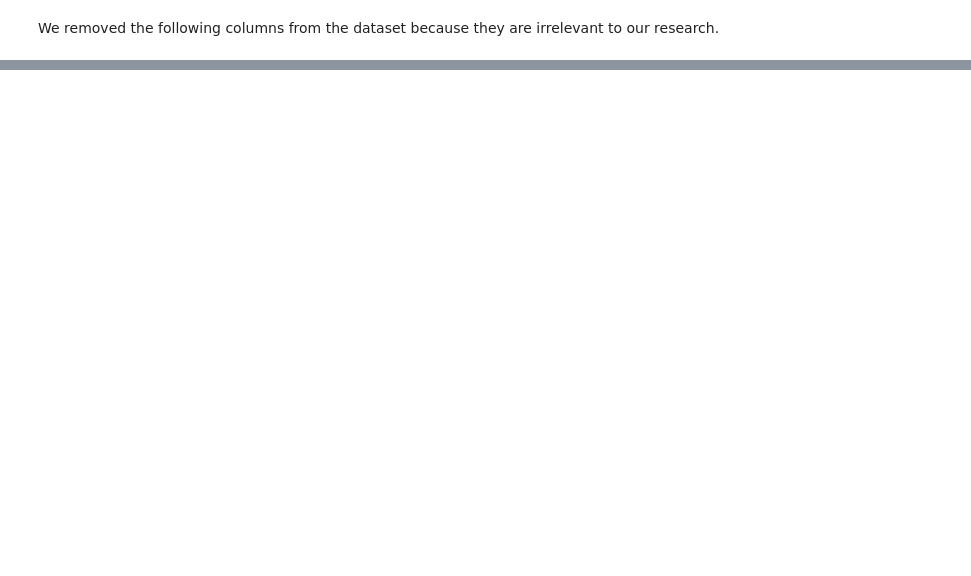
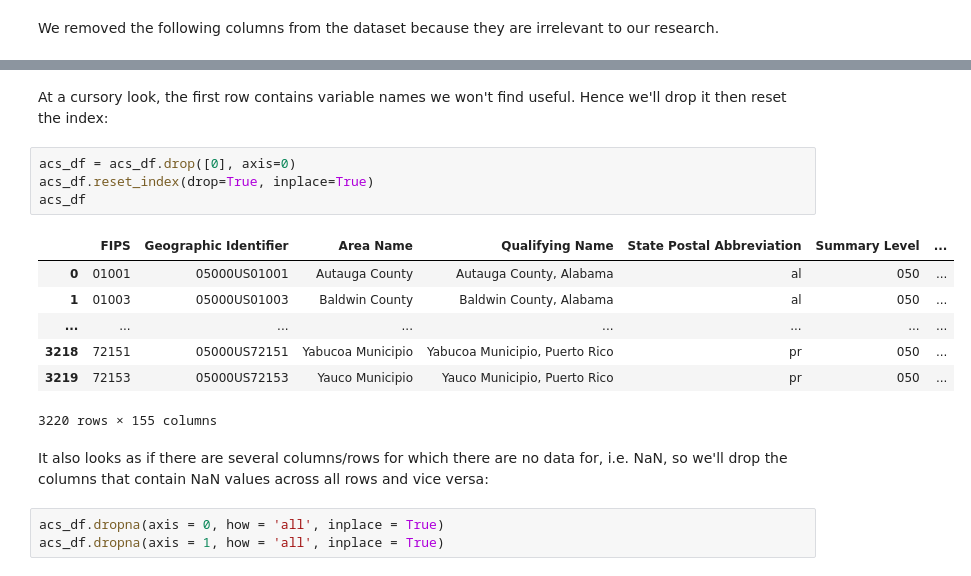
Before and after one commit to jeinuh/superfund-project, a Jupyter notebook: DataCheckpoint_group011.ipynb, the cells around one changed output, grey strips where cells are left out. Saved outputs shown, nothing was run; the diff lists cells and outputs as text; blank space fills up the shorter version.

```diff
--- a/DataCheckpoint_group011.ipynb
+++ b/DataCheckpoint_group011.ipynb
@@ -100,0 +134,19 @@ npl_df
+# %% [markdown]
+At a cursory look, the first row contains variable names we won't find useful. Hence we'll drop it then reset the index:
+# %%
+acs_df = acs_df.drop([0], axis=0)
+acs_df.reset_index(drop=True, inplace=True)
+acs_df
+# %% [output]
+|  | FIPS | Geographic Identifier | Area Name | Qualifying Name | State Postal Abbreviation | Summary Level | ... |
+| 0 | 01001 | 05000US01001 | Autauga County | Autauga County, Alabama | al | 050 | ... |
+| 1 | 01003 | 05000US01003 | Baldwin County | Baldwin County, Alabama | al | 050 | ... |
+| ... | ... | ... | ... | ... | ... | ... | ... |
+| 3218 | 72151 | 05000US72151 | Yabucoa Municipio | Yabucoa Municipio, Puerto Rico | pr | 050 | ... |
+| 3219 | 72153 | 05000US72153 | Yauco Municipio | Yauco Municipio, Puerto Rico | pr | 050 | ... |
+3220 rows × 155 columns
+# %% [markdown]
+It also looks as if there are several columns/rows for which there are no data for, i.e. NaN, so we'll drop the columns that contain NaN values across all rows and vice versa:
+# %%
+acs_df.dropna(axis = 0, how = 'all', inplace = True)
+acs_df.dropna(axis = 1, how = 'all', inplace = True)
```
Also changed, not shown: parts of 28 cells of this notebook.
